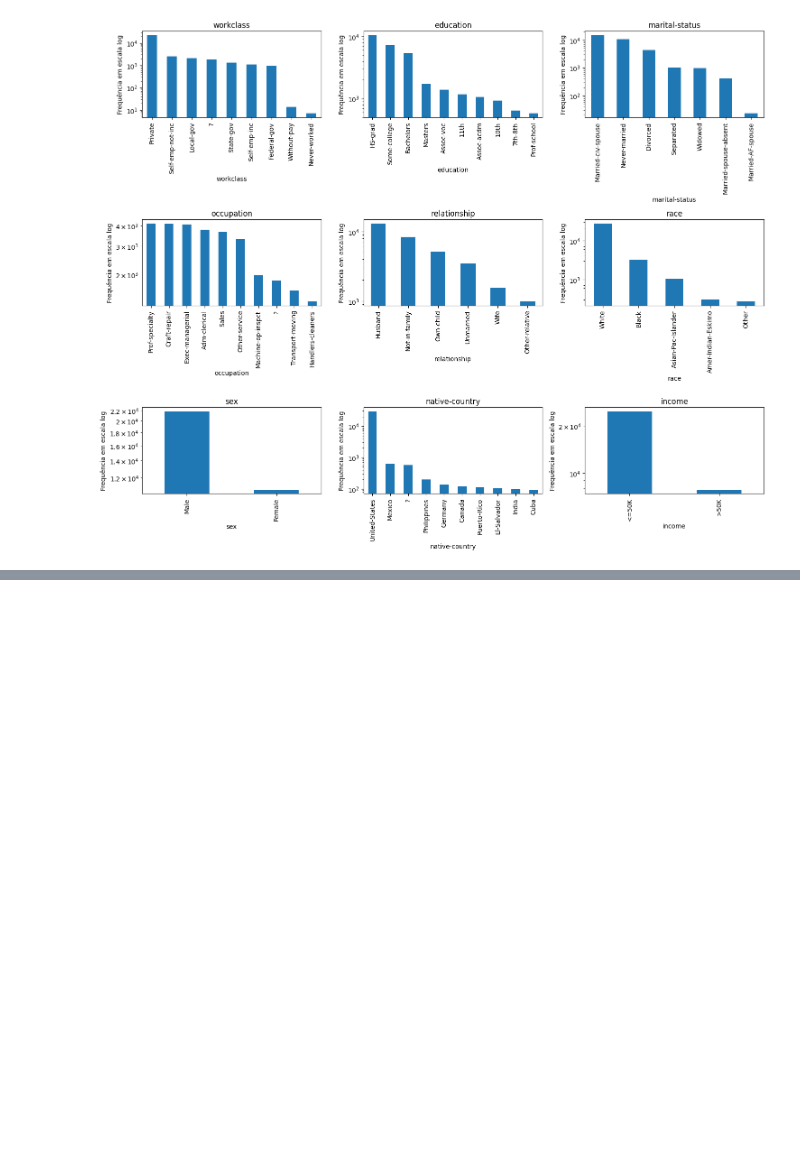
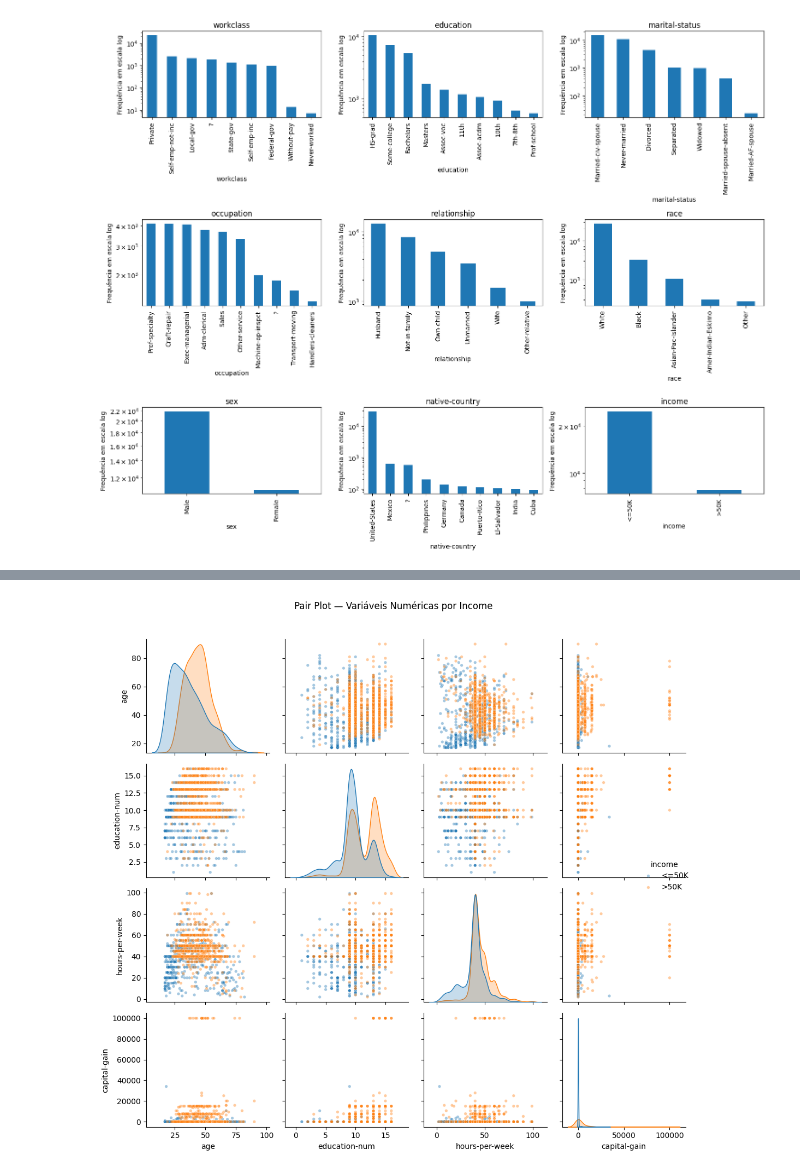
Before and after one commit to iranhonorato/APS-Machine-Learning, a Jupyter notebook: src/projeto_eda.ipynb, the cells around one changed output, grey strips where cells are left out. Saved outputs shown, nothing was run; the diff lists cells and outputs as text; code cells hidden in the pictures; blank space fills up the shorter version.

```diff
--- a/src/projeto_eda.ipynb
+++ b/src/projeto_eda.ipynb
@@ -262,0 +292,15 @@ plt.show()
+# %%
+# Usar uma amostra estratificada
+amostra = df.groupby("income", group_keys=False).sample(n=1000, random_state=42)
+
+sns.pairplot(
+    amostra[["age", "education-num", "hours-per-week", "capital-gain", "income"]],
+    hue="income",
+    plot_kws={"alpha": 0.4, "s": 15},
+    diag_kind="kde"
+)
+plt.suptitle("Pair Plot — Variáveis Numéricas por Income", y=1.02)
+plt.tight_layout()
+plt.show()
+# %% [output]
+[figure, added]
```
Also changed, not shown: parts of 5 cells of this notebook.
